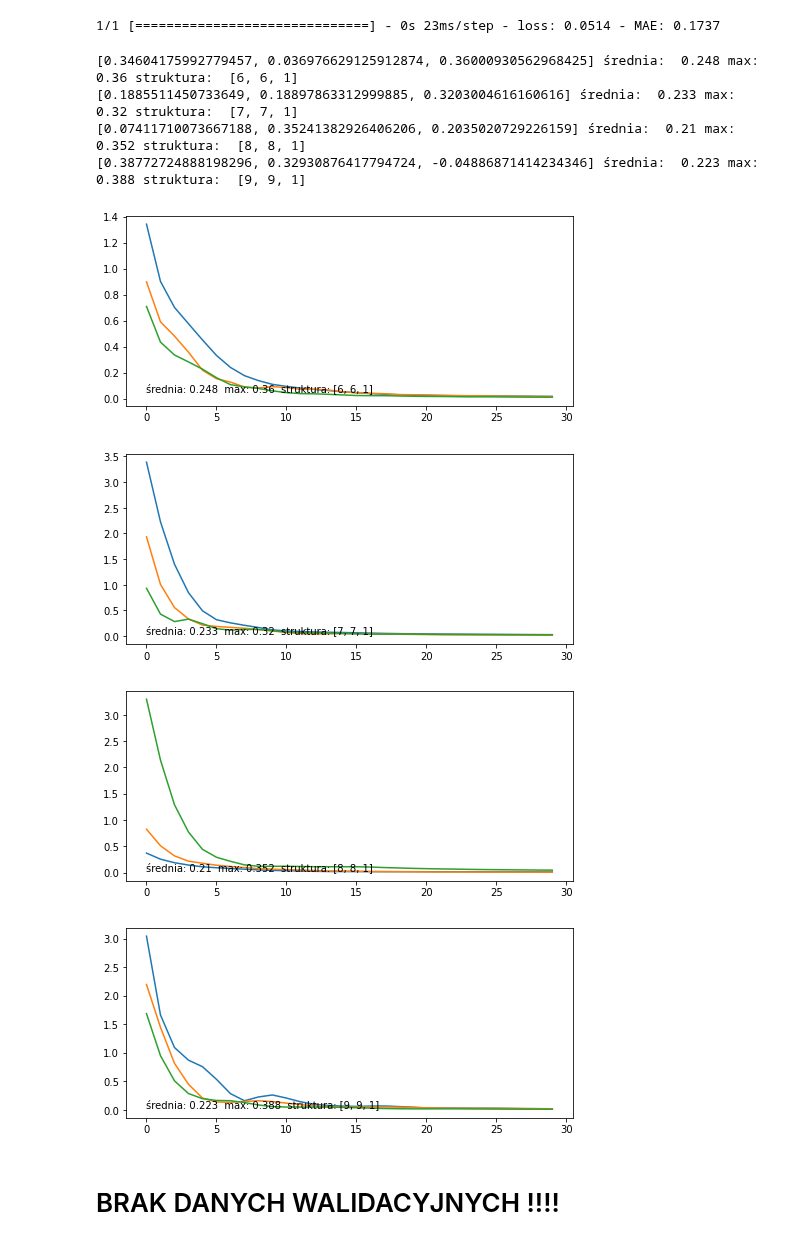
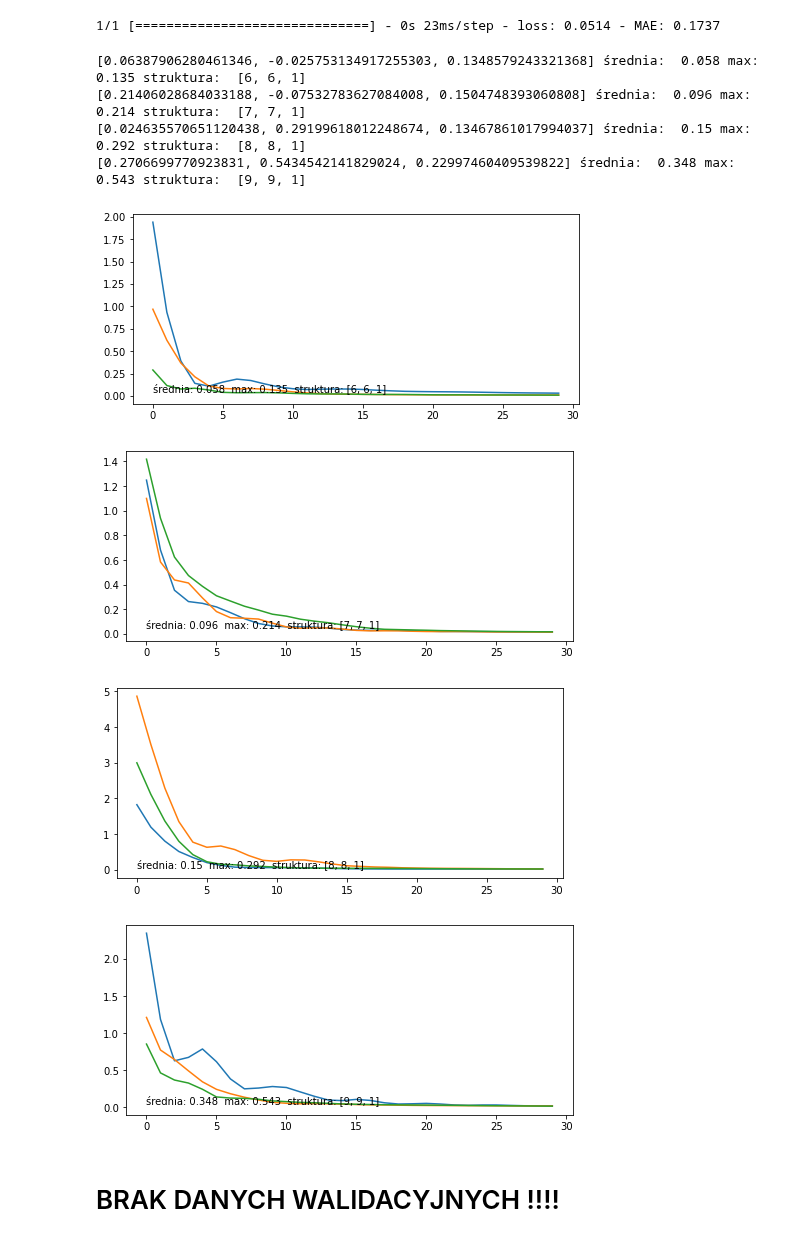
Before and after one commit to d-jus/tf_pipeline, a Jupyter notebook: SSN CRF - p & CRF - m.ipynb, the cells around one changed output. Saved outputs shown, nothing was run; the diff lists cells and outputs as text; code cells hidden in the pictures.

```diff
--- a/SSN CRF - p & CRF - m.ipynb
+++ b/SSN CRF - p & CRF - m.ipynb
@@ -257,28 +257,28 @@ list_output.add_out(*[            #keeps model outputs #_1 FIRST STEP - list_out
 # %%
 # #_2 check influence of the number of neurons, given optimizer and model.compile  -> plot_train_via_neurons(foo), compute()
 def foo(NEURONS):
     model = keras.models.Sequential()
     #model.add(keras.Input(shape=(12,)))
     model.add(keras.layers.Dense(NEURONS, activation = 'relu', input_shape = (12,), kernel_initializer = 'he_normal'))
     model.add(keras.layers.Dense(NEURONS, activation = 'relu', kernel_initializer = 'he_normal'))
     model.add(keras.layers.Dense(1))
     optimizer = keras.optimizers.Adam(learning_rate = 0.01, beta_1=0.9, beta_2 = 0.999)
     model.compile(loss = huber_fn,
                  optimizer = optimizer,
                  metrics = ["MAE"])
     return model
 
-test_ = plot_train_via_neurons(foo)
-test_.compute()
+test_ = plot_train_via_neurons(foo, y_true_)
+test_.compute(X_train, y_train, epochs = 30, validation_split = 0.2, shuffle = True, verbose=0)
 # %% [output]
-[0.34604175992779457, 0.036976629125912874, 0.36000930562968425] średnia:  0.248 max:  0.36 struktura:  [6, 6, 1]
-[0.1885511450733649, 0.18897863312999885, 0.3203004616160616] średnia:  0.233 max:  0.32 struktura:  [7, 7, 1]
-[0.07411710073667188, 0.35241382926406206, 0.2035020729226159] średnia:  0.21 max:  0.352 struktura:  [8, 8, 1]
-[0.38772724888198296, 0.32930876417794724, -0.04886871414234346] średnia:  0.223 max:  0.388 struktura:  [9, 9, 1]
+[0.06387906280461346, -0.025753134917255303, 0.1348579243321368] średnia:  0.058 max:  0.135 struktura:  [6, 6, 1]
+[0.21406028684033188, -0.07532783627084008, 0.1504748393060808] średnia:  0.096 max:  0.214 struktura:  [7, 7, 1]
+[0.024635570651120438, 0.29199618012248674, 0.13467861017994037] średnia:  0.15 max:  0.292 struktura:  [8, 8, 1]
+[0.2706699770923831, 0.5434542141829024, 0.22997460409539822] średnia:  0.348 max:  0.543 struktura:  [9, 9, 1]
-[figure, old version]
+[figure, new version]
-[figure, old version]
+[figure, new version]
-[figure, old version]
+[figure, new version]
-[figure, old version]
+[figure, new version]
 # %% [markdown]
 # BRAK DANYCH WALIDACYJNYCH !!!!
 # %% [markdown]
```
Also changed, not shown: parts of 4 cells of this notebook.
